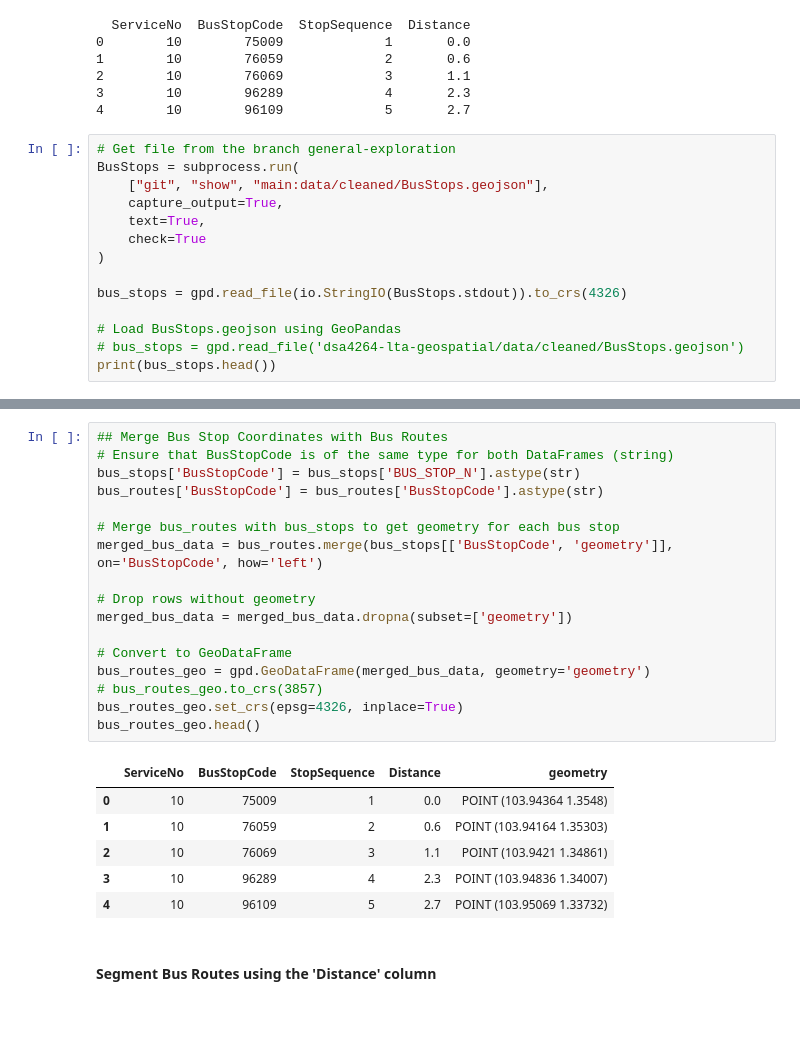
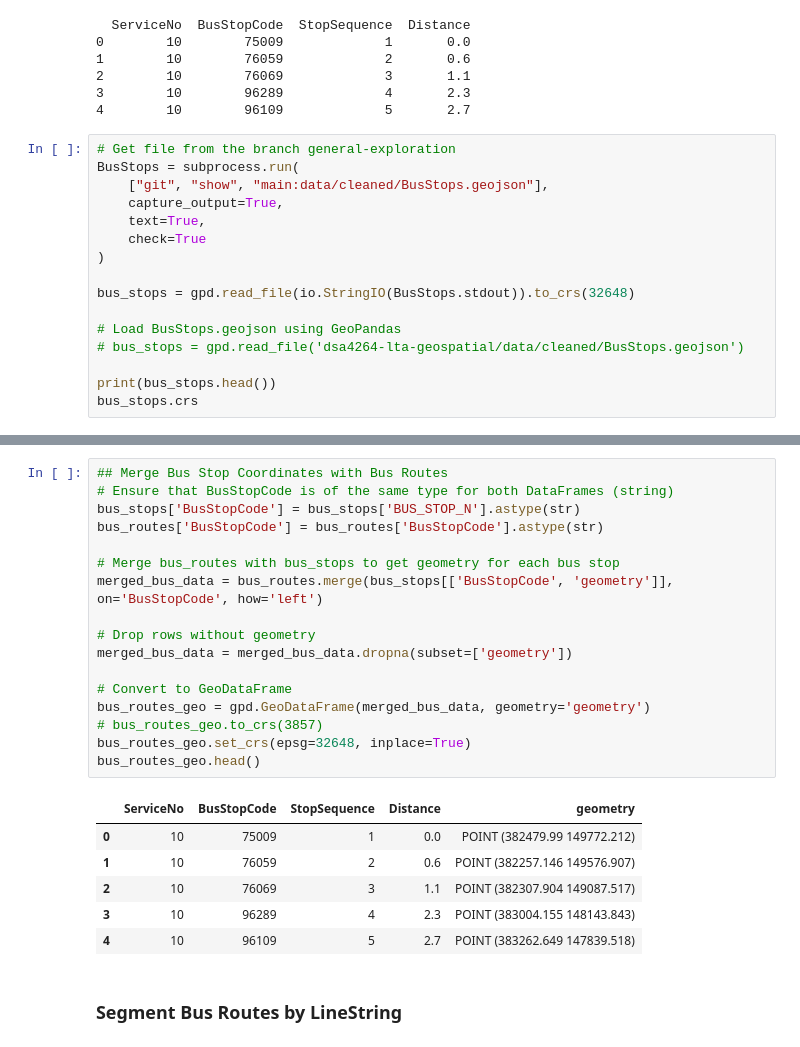
Before and after one commit to ajjajjajjajj/dsa4264-lta-geospatial, a Jupyter notebook: Parallel_Route_kiley.ipynb, the cells around one changed output, grey strips where cells are left out. Saved outputs shown, nothing was run; the diff lists cells and outputs as text; blank space fills up the shorter version.

Commit message:
Update bus segmentation methods

```diff
--- a/Parallel_Route_kiley.ipynb
+++ b/Parallel_Route_kiley.ipynb
@@ -121,9 +75,11 @@ BusStops = subprocess.run(
     check=True
 )
 
-bus_stops = gpd.read_file(io.StringIO(BusStops.stdout)).to_crs(4326)
+bus_stops = gpd.read_file(io.StringIO(BusStops.stdout)).to_crs(32648)
 
 # Load BusStops.geojson using GeoPandas
 # bus_stops = gpd.read_file('dsa4264-lta-geospatial/data/cleaned/BusStops.geojson')
+
 print(bus_stops.head())
+bus_stops.crs
 # %% [output]
@@ -136,26 +106,26 @@ print(bus_stops.head())
 # %%
 ## Merge Bus Stop Coordinates with Bus Routes
 # Ensure that BusStopCode is of the same type for both DataFrames (string)
 bus_stops['BusStopCode'] = bus_stops['BUS_STOP_N'].astype(str)
 bus_routes['BusStopCode'] = bus_routes['BusStopCode'].astype(str)
 
 # Merge bus_routes with bus_stops to get geometry for each bus stop
 merged_bus_data = bus_routes.merge(bus_stops[['BusStopCode', 'geometry']], on='BusStopCode', how='left')
 
 # Drop rows without geometry
 merged_bus_data = merged_bus_data.dropna(subset=['geometry'])
 
 # Convert to GeoDataFrame
 bus_routes_geo = gpd.GeoDataFrame(merged_bus_data, geometry='geometry')
 # bus_routes_geo.to_crs(3857)
-bus_routes_geo.set_crs(epsg=4326, inplace=True)
+bus_routes_geo.set_crs(epsg=32648, inplace=True)
 bus_routes_geo.head()
 # %% [output]
 |  | ServiceNo | BusStopCode | StopSequence | Distance | geometry |
-| 0 | 10 | 75009 | 1 | 0.0 | POINT (103.94364 1.3548) |
-| 1 | 10 | 76059 | 2 | 0.6 | POINT (103.94164 1.35303) |
-| 2 | 10 | 76069 | 3 | 1.1 | POINT (103.9421 1.34861) |
-| 3 | 10 | 96289 | 4 | 2.3 | POINT (103.94836 1.34007) |
-| 4 | 10 | 96109 | 5 | 2.7 | POINT (103.95069 1.33732) |
+| 0 | 10 | 75009 | 1 | 0.0 | POINT (382479.99 149772.212) |
+| 1 | 10 | 76059 | 2 | 0.6 | POINT (382257.146 149576.907) |
+| 2 | 10 | 76069 | 3 | 1.1 | POINT (382307.904 149087.517) |
+| 3 | 10 | 96289 | 4 | 2.3 | POINT (383004.155 148143.843) |
+| 4 | 10 | 96109 | 5 | 2.7 | POINT (383262.649 147839.518) |
 # %% [markdown]
-#### Segment Bus Routes using the 'Distance' column
+### Segment Bus Routes by LineString
```
Also changed, not shown: parts of 29 cells of this notebook.
